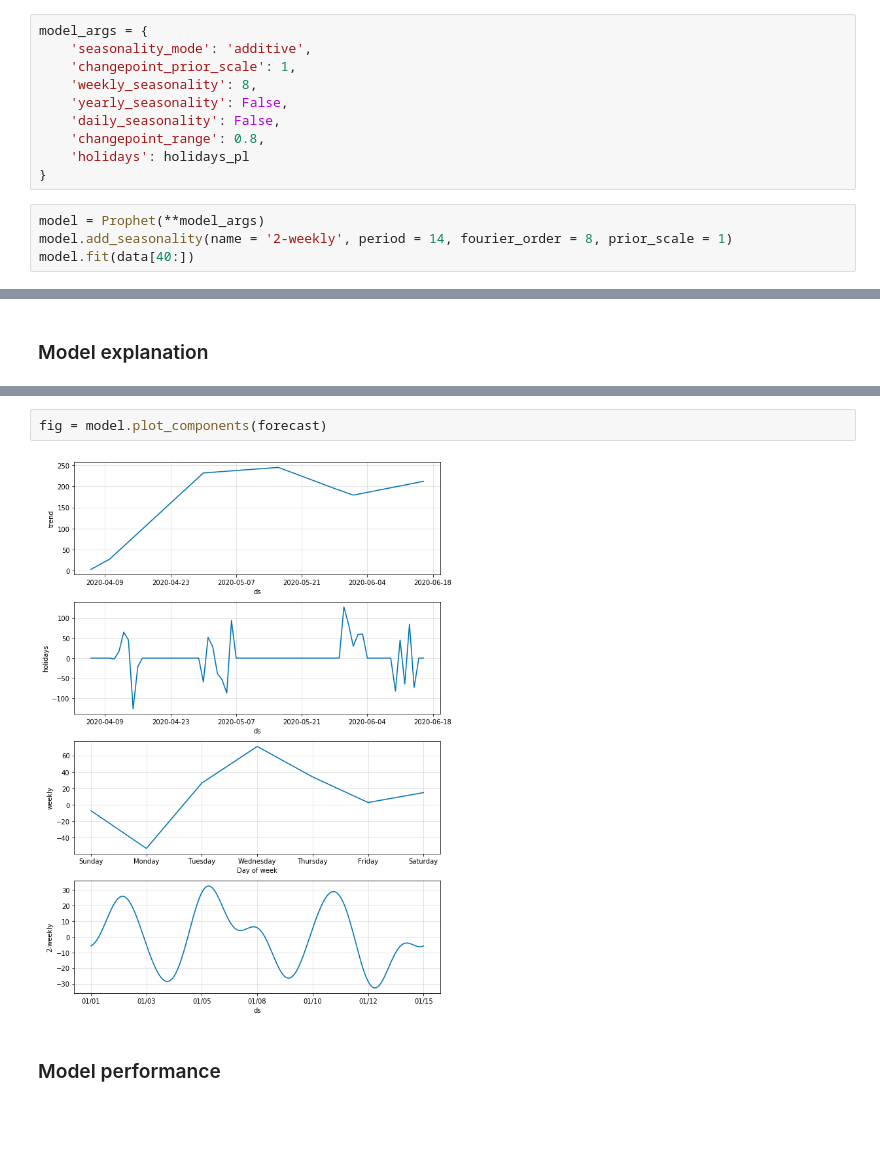
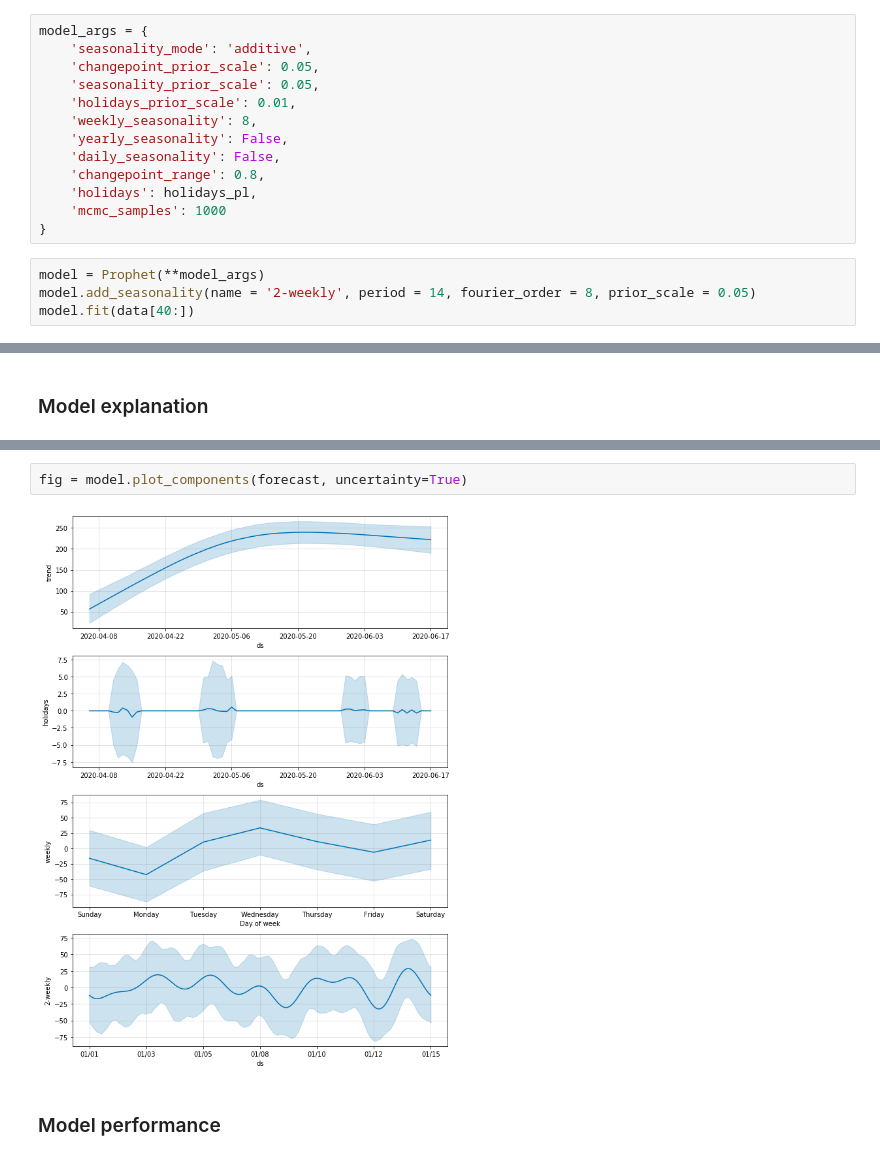
Before and after one commit to JohnnyWasilewski/Hackaton, a Jupyter notebook: Prophet_model/model-recovered.ipynb, the cells around one changed output, grey strips where cells are left out. Cells and saved outputs as stored; diff of their text form; blank space fills up the shorter version.

```diff
--- a/Prophet_model/model-recovered.ipynb
+++ b/Prophet_model/model-recovered.ipynb
@@ -31,16 +31,19 @@ holidays_pl['upper_window'] = 3
 # %%
 model_args = {
     'seasonality_mode': 'additive',
-    'changepoint_prior_scale': 1,
+    'changepoint_prior_scale': 0.05,
+    'seasonality_prior_scale': 0.05,
+    'holidays_prior_scale': 0.01,
     'weekly_seasonality': 8,
     'yearly_seasonality': False,
     'daily_seasonality': False,
     'changepoint_range': 0.8,
-    'holidays': holidays_pl
+    'holidays': holidays_pl,
+    'mcmc_samples': 1000
 }
 # %%
 model = Prophet(**model_args)
-model.add_seasonality(name = '2-weekly', period = 14, fourier_order = 8, prior_scale = 1)
+model.add_seasonality(name = '2-weekly', period = 14, fourier_order = 8, prior_scale = 0.05)
 model.fit(data[40:])
 # %% [output]
 INFO:numexpr.utils:NumExpr defaulting to 8 threads.
@@ -72,7 +75,7 @@ fig = model.plot(forecast)
 # %%
-fig = model.plot_components(forecast)
+fig = model.plot_components(forecast, uncertainty=True)
 # %% [output]
-[figure, old version]
+[figure, new version]
 # %% [markdown]
 ### Model performance
 # %%
```
Also changed, not shown: parts of 6 cells of this notebook, 3 other files.
